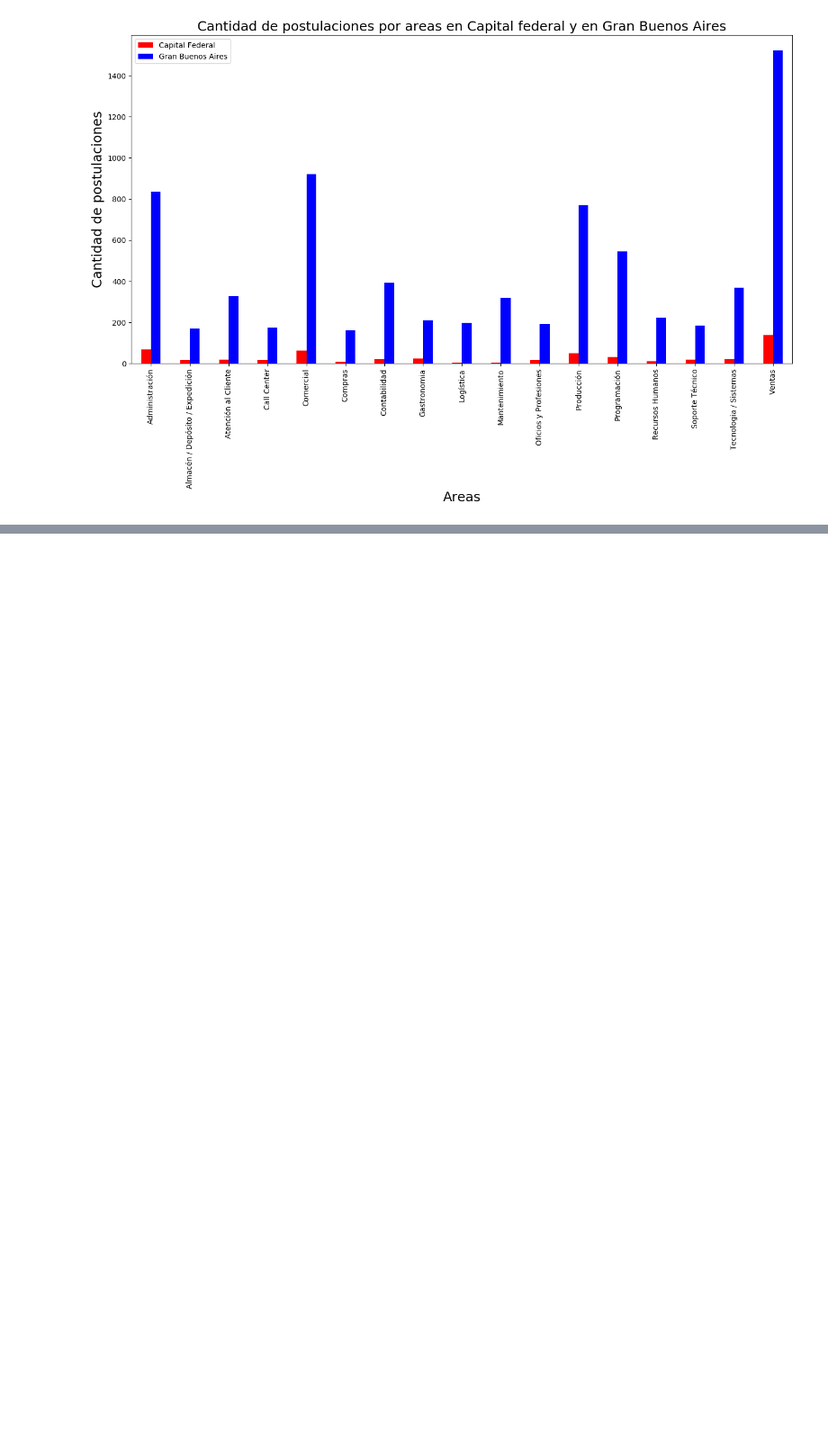
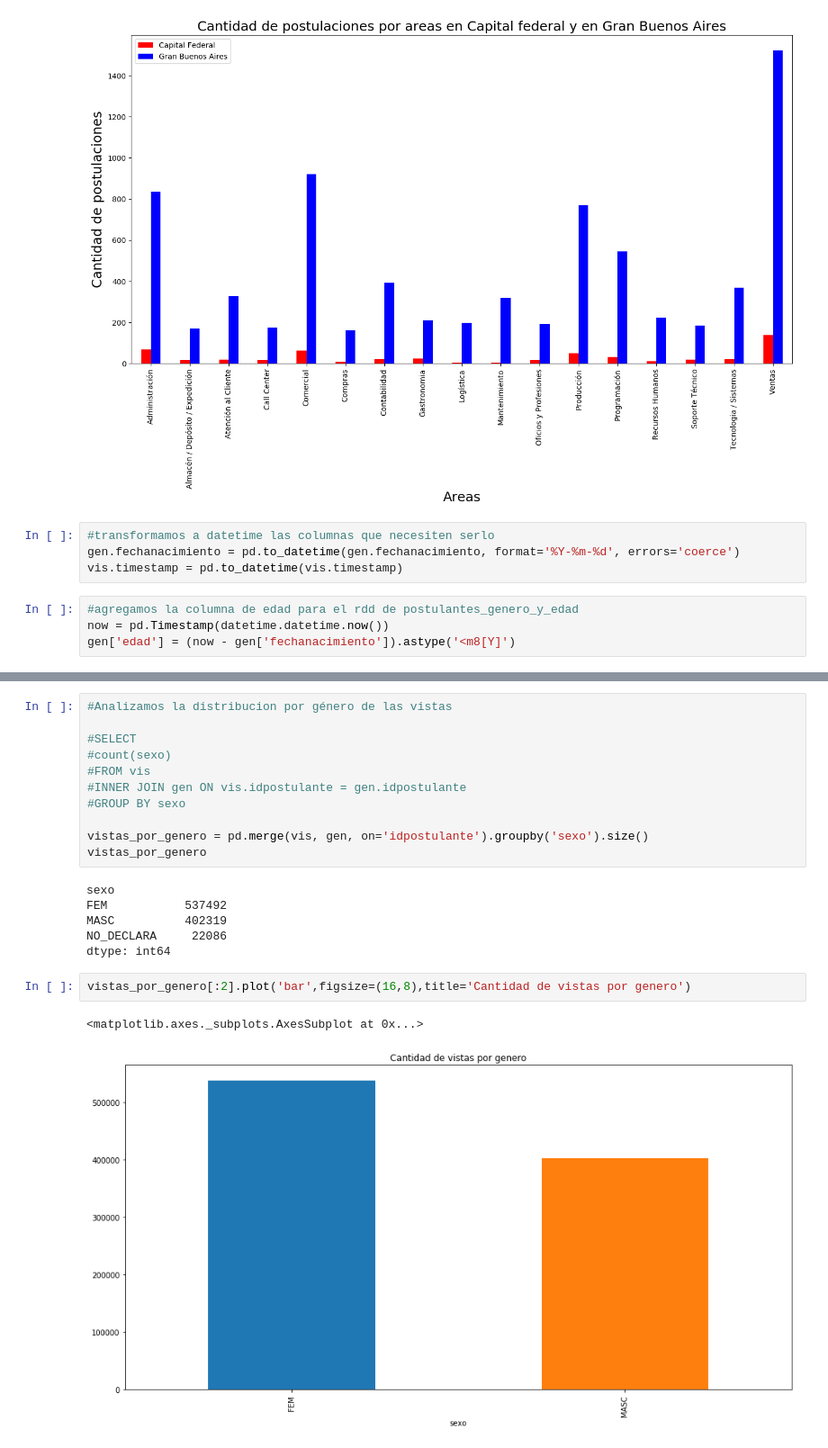
Before and after one commit to NayShine/7506-Grupo35, a Jupyter notebook: Finger 1.ipynb, the cells around one changed output, grey strips where cells are left out. Shown at 90% size. Drawn from its saved outputs; the diff is of its cells as text; blank space fills up the shorter version.

```diff
--- a/Finger 1.ipynb
+++ b/Finger 1.ipynb
@@ -141,3 +142,11 @@ plt.ylabel("Cantidad de postulaciones",fontsize=18)
 plt.title("Cantidad de postulaciones por areas en Capital federal y en Gran Buenos Aires",fontsize=18);
 # %% [output]
 [figure]
+# %%
+#transformamos a datetime las columnas que necesiten serlo
+gen.fechanacimiento = pd.to_datetime(gen.fechanacimiento, format='%Y-%m-%d', errors='coerce')
+vis.timestamp = pd.to_datetime(vis.timestamp)
+# %%
+#agregamos la columna de edad para el rdd de postulantes_genero_y_edad
+now = pd.Timestamp(datetime.datetime.now())
+gen['edad'] = (now - gen['fechanacimiento']).astype('<m8[Y]')
@@ -143,0 +157,22 @@ plt.title("Cantidad de postulaciones por areas en Capital federal y en Gran Buen
+# %%
+#Analizamos la distribucion por género de las vistas
+
+#SELECT
+#count(sexo)
+#FROM vis
+#INNER JOIN gen ON vis.idpostulante = gen.idpostulante
+#GROUP BY sexo
+
+vistas_por_genero = pd.merge(vis, gen, on='idpostulante').groupby('sexo').size()
+vistas_por_genero
+# %% [output]
+sexo
+FEM           537492
+MASC          402319
+NO_DECLARA     22086
+dtype: int64
+# %%
+vistas_por_genero[:2].plot('bar',figsize=(16,8),title='Cantidad de vistas por genero')
+# %% [output]
+<matplotlib.axes._subplots.AxesSubplot at 0x...>
+[figure, added]
```
Also changed, not shown: parts of 9 cells of this notebook.
